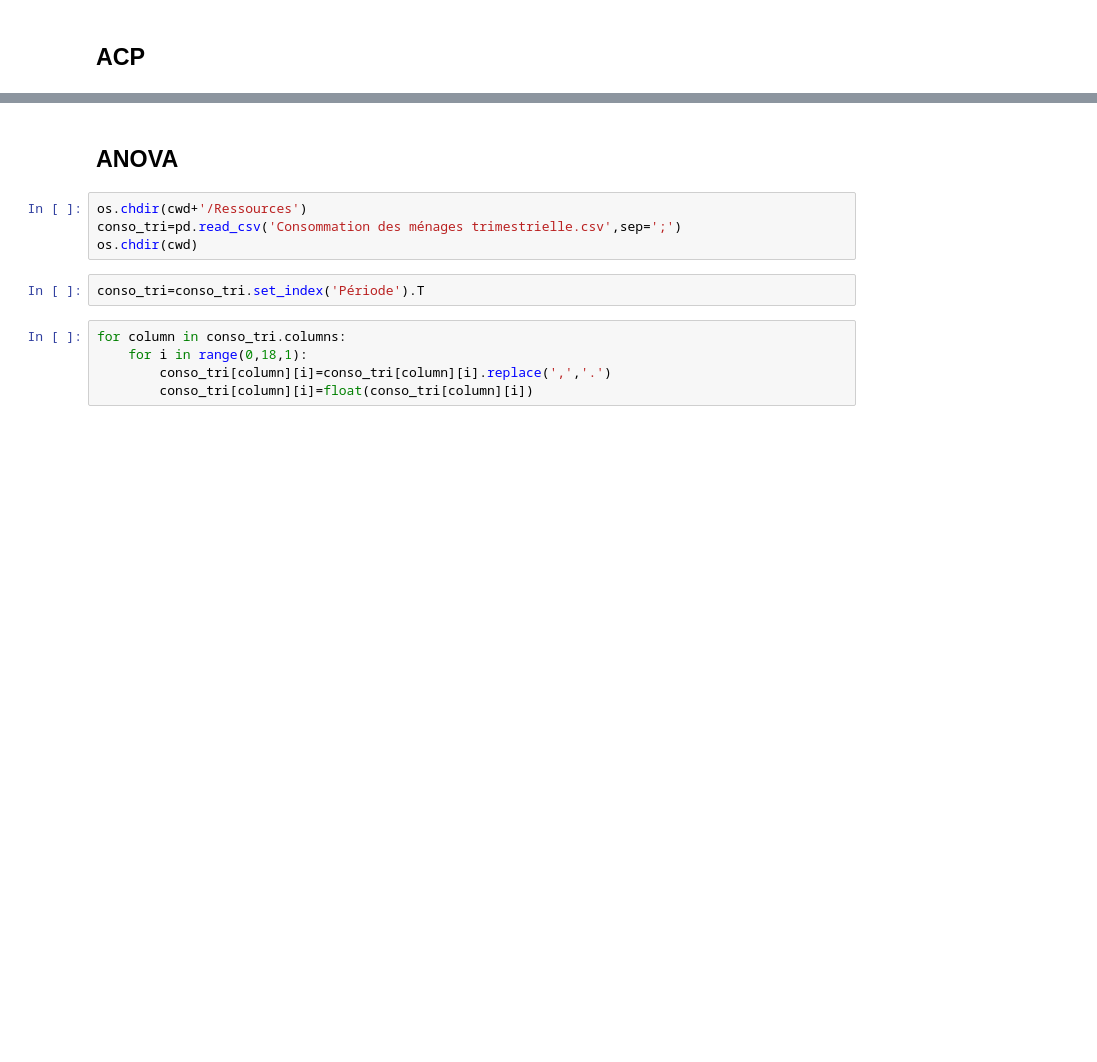
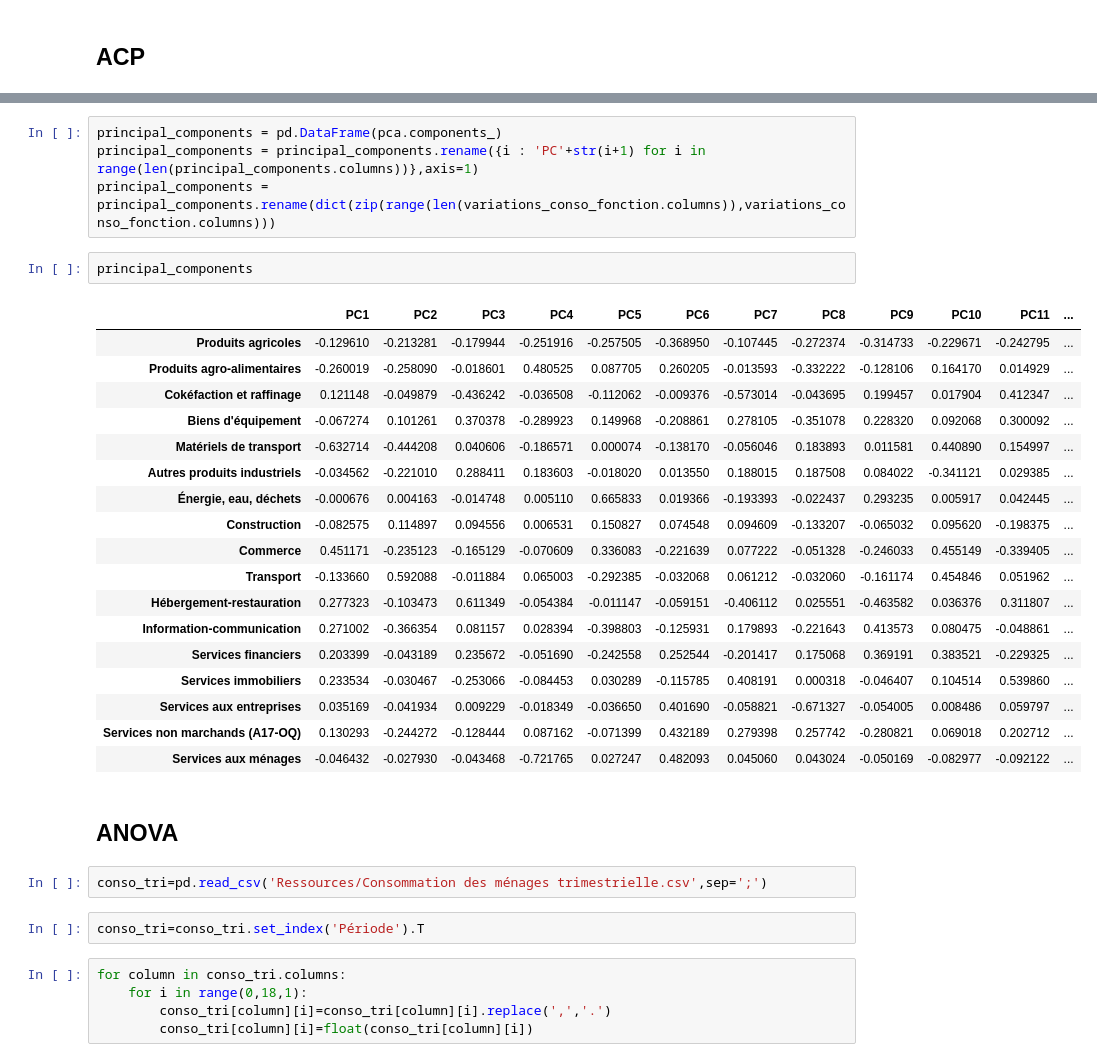
Before and after one commit to LittleBabyPanda/Q3-Project, a Jupyter notebook: Notebook du projet.ipynb, the cells around one changed output, grey strips where cells are left out. Cells and saved outputs as stored; diff of their text form; blank space fills up the shorter version.

```diff
--- a/Notebook du projet.ipynb
+++ b/Notebook du projet.ipynb
@@ -97,9 +95,32 @@ L'ACP est à compléter : comment est composé ce vecteur qui explique 96% de la
+# %%
+principal_components = pd.DataFrame(pca.components_)
+principal_components = principal_components.rename({i : 'PC'+str(i+1) for i in range(len(principal_components.columns))},axis=1)
+principal_components = principal_components.rename(dict(zip(range(len(variations_conso_fonction.columns)),variations_conso_fonction.columns)))
+# %%
+principal_components
+# %% [output]
+|  | PC1 | PC2 | PC3 | PC4 | PC5 | PC6 | PC7 | PC8 | PC9 | PC10 | PC11 | ... |
+| Produits agricoles | -0.129610 | -0.213281 | -0.179944 | -0.251916 | -0.257505 | -0.368950 | -0.107445 | -0.272374 | -0.314733 | -0.229671 | -0.242795 | ... |
+| Produits agro-alimentaires | -0.260019 | -0.258090 | -0.018601 | 0.480525 | 0.087705 | 0.260205 | -0.013593 | -0.332222 | -0.128106 | 0.164170 | 0.014929 | ... |
+| Cokéfaction et raffinage | 0.121148 | -0.049879 | -0.436242 | -0.036508 | -0.112062 | -0.009376 | -0.573014 | -0.043695 | 0.199457 | 0.017904 | 0.412347 | ... |
+| Biens d'équipement | -0.067274 | 0.101261 | 0.370378 | -0.289923 | 0.149968 | -0.208861 | 0.278105 | -0.351078 | 0.228320 | 0.092068 | 0.300092 | ... |
+| Matériels de transport | -0.632714 | -0.444208 | 0.040606 | -0.186571 | 0.000074 | -0.138170 | -0.056046 | 0.183893 | 0.011581 | 0.440890 | 0.154997 | ... |
+| Autres produits industriels | -0.034562 | -0.221010 | 0.288411 | 0.183603 | -0.018020 | 0.013550 | 0.188015 | 0.187508 | 0.084022 | -0.341121 | 0.029385 | ... |
+| Énergie, eau, déchets | -0.000676 | 0.004163 | -0.014748 | 0.005110 | 0.665833 | 0.019366 | -0.193393 | -0.022437 | 0.293235 | 0.005917 | 0.042445 | ... |
+| Construction | -0.082575 | 0.114897 | 0.094556 | 0.006531 | 0.150827 | 0.074548 | 0.094609 | -0.133207 | -0.065032 | 0.095620 | -0.198375 | ... |
+| Commerce | 0.451171 | -0.235123 | -0.165129 | -0.070609 | 0.336083 | -0.221639 | 0.077222 | -0.051328 | -0.246033 | 0.455149 | -0.339405 | ... |
+| Transport | -0.133660 | 0.592088 | -0.011884 | 0.065003 | -0.292385 | -0.032068 | 0.061212 | -0.032060 | -0.161174 | 0.454846 | 0.051962 | ... |
+| Hébergement-restauration | 0.277323 | -0.103473 | 0.611349 | -0.054384 | -0.011147 | -0.059151 | -0.406112 | 0.025551 | -0.463582 | 0.036376 | 0.311807 | ... |
+| Information-communication | 0.271002 | -0.366354 | 0.081157 | 0.028394 | -0.398803 | -0.125931 | 0.179893 | -0.221643 | 0.413573 | 0.080475 | -0.048861 | ... |
+| Services financiers | 0.203399 | -0.043189 | 0.235672 | -0.051690 | -0.242558 | 0.252544 | -0.201417 | 0.175068 | 0.369191 | 0.383521 | -0.229325 | ... |
+| Services immobiliers | 0.233534 | -0.030467 | -0.253066 | -0.084453 | 0.030289 | -0.115785 | 0.408191 | 0.000318 | -0.046407 | 0.104514 | 0.539860 | ... |
+| Services aux entreprises | 0.035169 | -0.041934 | 0.009229 | -0.018349 | -0.036650 | 0.401690 | -0.058821 | -0.671327 | -0.054005 | 0.008486 | 0.059797 | ... |
+| Services non marchands (A17-OQ) | 0.130293 | -0.244272 | -0.128444 | 0.087162 | -0.071399 | 0.432189 | 0.279398 | 0.257742 | -0.280821 | 0.069018 | 0.202712 | ... |
+| Services aux ménages | -0.046432 | -0.027930 | -0.043468 | -0.721765 | 0.027247 | 0.482093 | 0.045060 | 0.043024 | -0.050169 | -0.082977 | -0.092122 | ... |
 # %% [markdown]
 ## ANOVA
 # %%
-os.chdir(cwd+'/Ressources')
-conso_tri=pd.read_csv('Consommation des ménages trimestrielle.csv',sep=';')
-os.chdir(cwd)
+conso_tri=pd.read_csv('Ressources/Consommation des ménages trimestrielle.csv',sep=';')
 # %%
 conso_tri=conso_tri.set_index('Période').T
 # %%
```
Also changed, not shown: parts of 12 cells of this notebook, 1 other file.
